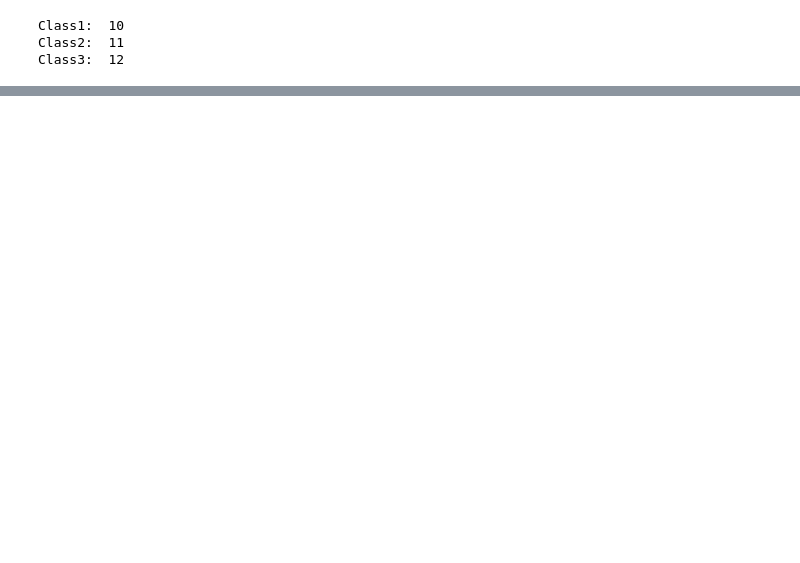
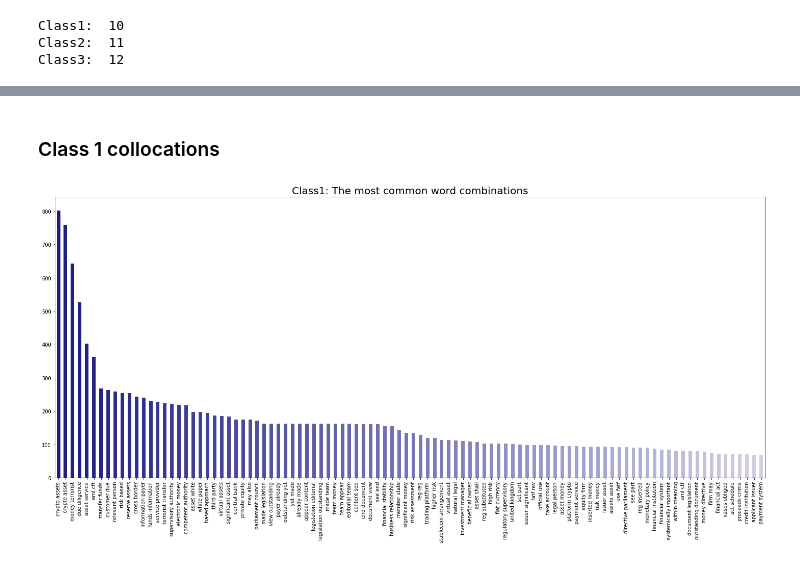
Before and after one commit to ViktoriaCsink/NLP_PlotCollocations, a Jupyter notebook: PlotCollocations.ipynb, the cells around one changed output, grey strips where cells are left out. Cells and saved outputs as stored; diff of their text form; code cells hidden in the pictures; blank space fills up the shorter version.

```diff
--- a/PlotCollocations.ipynb
+++ b/PlotCollocations.ipynb
@@ -742,0 +158,47 @@ plt.savefig('Stablecoin-related keyphrases in extracts.pdf')
+# %% [markdown]
+### Class 1 collocations
+# %%
+#Plot the most common word combinations
+
+n = 100 #change the number of words here
+lencol = 2 #change the length of the word combinations (2-words, 3-words, etc)
+
+os.chdir(results)
+
+class1 = df[df.Dir==Dir1]
+
+texts = []
+texts.extend(' '.join(d for d in class1['Cleaned_Text'][index]) for index, row in class1.iterrows())
+
+cv = CountVectorizer(ngram_range=(1,lencol))
+
+cv.fit(texts)
+
+texts_transformed = cv.transform(texts)
+texts_transformed
+
+n_data = pd.DataFrame(texts_transformed.toarray(),
+                 columns=cv.get_feature_names())
+
+counts = pd.DataFrame([n_data.sum(axis=0)])
+counts = counts.drop([col for col in counts.columns if len(col.split())<lencol] , axis='columns')
+
+#50 most frequent collocations
+collocations = counts.transpose() #columns to rows
+collocations = collocations.squeeze() #convert to series
+collocations = collocations.astype('float')
+collocations = collocations.sort_values(ascending=False)
+collocations = collocations[0:n]
+
+#reduce opacity as the item becomes less frequent
+alpha = [x for x in np.arange(0.2, 1, 0.8/100)]
+alpha = alpha[::-1]
+colours = [(0.1, 0.1, 0.5, a) for a in alpha]
+
+plt.figure(figsize=(20,10))
+collocations.plot.bar(width=0.5, color=colours)
+plt.title('Class1: The most common word combinations', fontsize = 20)
+plt.tight_layout() #to make sure the text is legible
+plt.savefig('class1_collocations.png')
+# %% [output]
+[figure, added]
```
Also changed, not shown: parts of 104 cells of this notebook, 9 other files.
